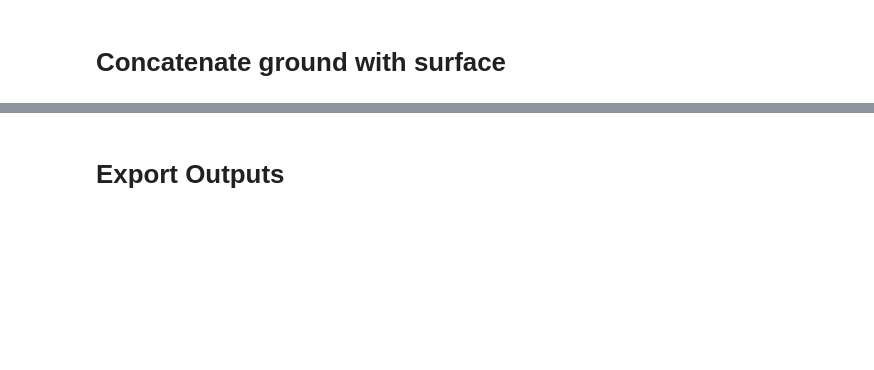
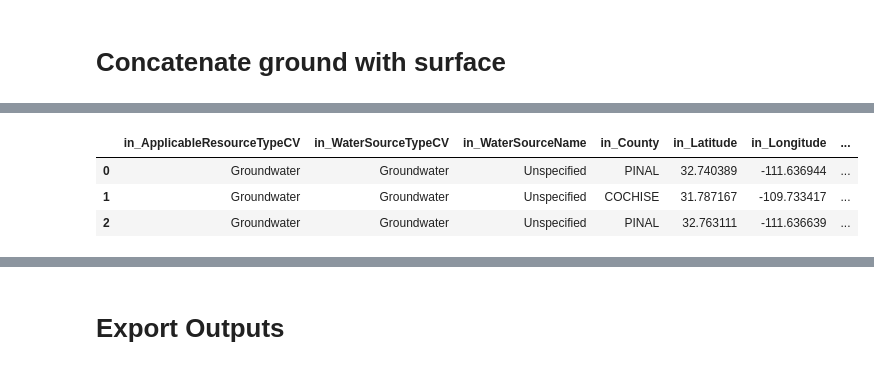
Before and after one commit to WSWCWaterDataExchange/MappingStatesDataToWaDE2.0, a Jupyter notebook: Arizona/WaterAllocation/0_PreProcessArizonaAllocationData.ipynb, the cells around one changed output, grey strips where cells are left out. Saved outputs shown, nothing was run; the diff lists cells and outputs as text; code cells hidden in the pictures; blank space fills up the shorter version.

Commit message:
AZ wr update.
OK wr update.  Removed special characters from owner info.

```diff
--- a/Arizona/WaterAllocation/0_PreProcessArizonaAllocationData.ipynb
+++ b/Arizona/WaterAllocation/0_PreProcessArizonaAllocationData.ipynb
@@ -109,21 +139,21 @@ dfground
 # %%
 # Surface Water Query by Watershed water record inputs.
 csv_file_list = [
-    "RawInputData/Surface_Water/SW QUERY BY SURFACE WATERSHEDS_AGUA FRIA RIVER.csv",
-    "RawInputData/Surface_Water/SW QUERY BY SURFACE WATERSHEDS_BILL WILLIAMS RIVER.csv",
-    "RawInputData/Surface_Water/SW QUERY BY SURFACE WATERSHEDS_COLORADO RIVER.csv",
-    "RawInputData/Surface_Water/SW QUERY BY SURFACE WATERSHEDS_LITTLE COLORADO RIVER.csv",
-    "RawInputData/Surface_Water/SW QUERY BY SURFACE WATERSHEDS_LOWER GILA RIVER.csv",
-    "RawInputData/Surface_Water/SW QUERY BY SURFACE WATERSHEDS_RIO YAQUI.csv",
-    "RawInputData/Surface_Water/SW QUERY BY SURFACE WATERSHEDS_SALT RIVER.csv",
-    "RawInputData/Surface_Water/SW QUERY BY SURFACE WATERSHEDS_SAN PEDRO RIVER.csv",
-    "RawInputData/Surface_Water/SW QUERY BY SURFACE WATERSHEDS_SAN SIMON RIVER.csv",
-    "RawInputData/Surface_Water/SW QUERY BY SURFACE WATERSHEDS_SANTA CRUZ RIVER.csv",
-    "RawInputData/Surface_Water/SW QUERY BY SURFACE WATERSHEDS_UPPER GILA RIVER.csv",
-    "RawInputData/Surface_Water/SW QUERY BY SURFACE WATERSHEDS_VERDE RIVER.csv",
-    "RawInputData/Surface_Water/SW QUERY BY SURFACE WATERSHEDS_VIRGIN RIVER.csv",
-    "RawInputData/Surface_Water/SW QUERY BY SURFACE WATERSHEDS_WHITE WATER DRAW.csv",
-    "RawInputData/Surface_Water/SW QUERY BY SURFACE WATERSHEDS_WILLCOX PLAYA.csv"]
+    "Surface_Water/SW QUERY BY SURFACE WATERSHEDS_AGUA FRIA RIVER.csv",
+    "Surface_Water/SW QUERY BY SURFACE WATERSHEDS_BILL WILLIAMS RIVER.csv",
+    "Surface_Water/SW QUERY BY SURFACE WATERSHEDS_COLORADO RIVER.csv",
+    "Surface_Water/SW QUERY BY SURFACE WATERSHEDS_LITTLE COLORADO RIVER.csv",
+    "Surface_Water/SW QUERY BY SURFACE WATERSHEDS_LOWER GILA RIVER.csv",
+    "Surface_Water/SW QUERY BY SURFACE WATERSHEDS_RIO YAQUI.csv",
+    "Surface_Water/SW QUERY BY SURFACE WATERSHEDS_SALT RIVER.csv",
+    "Surface_Water/SW QUERY BY SURFACE WATERSHEDS_SAN PEDRO RIVER.csv",
+    "Surface_Water/SW QUERY BY SURFACE WATERSHEDS_SAN SIMON RIVER.csv",
+    "Surface_Water/SW QUERY BY SURFACE WATERSHEDS_SANTA CRUZ RIVER.csv",
+    "Surface_Water/SW QUERY BY SURFACE WATERSHEDS_UPPER GILA RIVER.csv",
+    "Surface_Water/SW QUERY BY SURFACE WATERSHEDS_VERDE RIVER.csv",
+    "Surface_Water/SW QUERY BY SURFACE WATERSHEDS_VIRGIN RIVER.csv",
+    "Surface_Water/SW QUERY BY SURFACE WATERSHEDS_WHITE WATER DRAW.csv",
+    "Surface_Water/SW QUERY BY SURFACE WATERSHEDS_WILLCOX PLAYA.csv"]
 # %%
 # Dataframes creation - Surface Water Query by Watershed water record.
 list_of_dataframes = []
@@ -364,3 +458,18 @@ dfout
+# %%
+# clean up owner data
+import re
+
+def cleanOwnerDataFunc(Val):
+    Val = re.sub("[$@&.;,/\)(-]", "", Val).strip()
+    return Val
+
+dfout['in_AllocationOwner'] = dfout.apply(lambda row: cleanOwnerDataFunc(row['in_AllocationOwner']), axis=1)
+dfout.head(3)
+# %% [output]
+|  | in_ApplicableResourceTypeCV | in_WaterSourceTypeCV | in_WaterSourceName | in_County | in_Latitude | in_Longitude | ... |
+| 0 | Groundwater | Groundwater | Unspecified | PINAL | 32.740389 | -111.636944 | ... |
+| 1 | Groundwater | Groundwater | Unspecified | COCHISE | 31.787167 | -109.733417 | ... |
+| 2 | Groundwater | Groundwater | Unspecified | PINAL | 32.763111 | -111.636639 | ... |
 # %%
 # Creating WaDE Custom water source native ID for easy water source identification
 # ----------------------------------------------------------------------------------------------------
```
Also changed, not shown: parts of 15 cells of this notebook, 3 other files.
